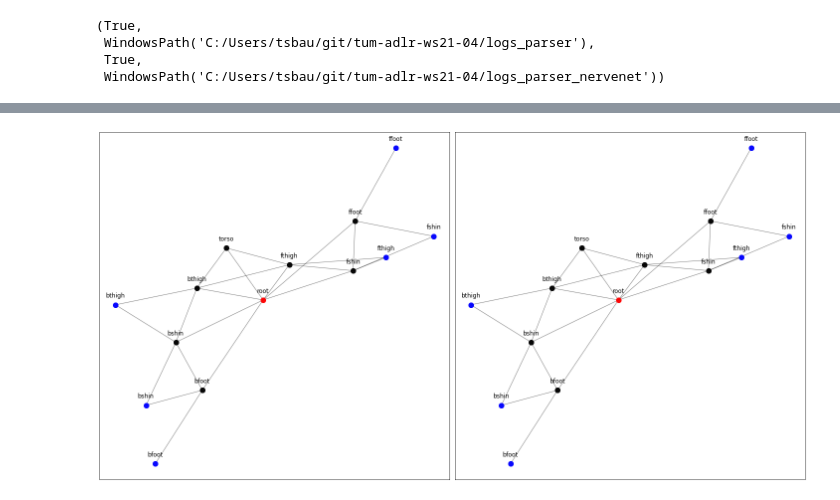
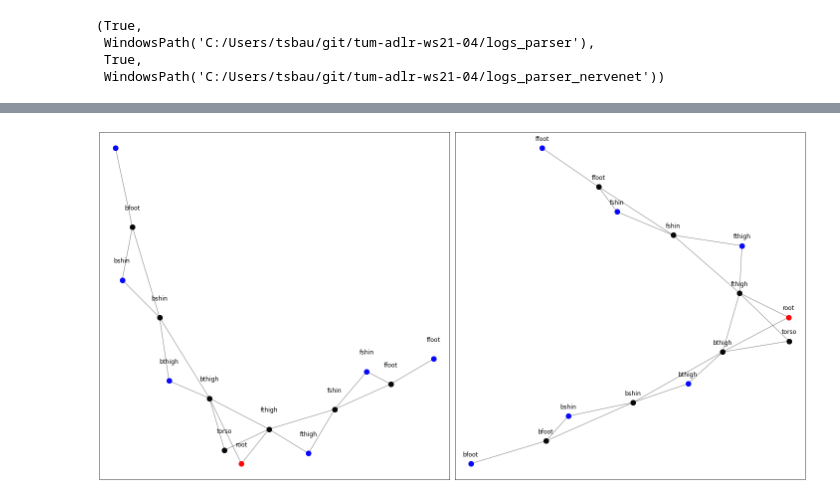
Before and after one commit to HannesStark/gnn-reinforcement-learning, a Jupyter notebook: playground/graph_visualization/robot_graph_visualization-comparision.ipynb, the cells around one changed output, grey strips where cells are left out. Cells and saved outputs as stored; diff of their text form; code cells hidden in the pictures.

```diff
--- a/playground/graph_visualization/robot_graph_visualization-comparision.ipynb
+++ b/playground/graph_visualization/robot_graph_visualization-comparision.ipynb
@@ -140,9 +140,9 @@ ant_log = visualize_task_graph_comparison("AntS-v1",
 # %%
 HalfCheetah_log = visualize_task_graph_comparison("HalfCheetah-v1",
                                           use_sibling_relations = True,
-                                          root_relation_option = RootRelationOption.BODY)
+                                          root_relation_option = RootRelationOption.NONE)
 # %% [output]
-[figure, old version]
+[figure, new version]
 # %%
 HalfCheetah_log = visualize_task_graph_comparison("HalfCheetah-v1",
                                           use_sibling_relations = True,
```
Also changed, not shown: parts of 25 cells of this notebook, 6 other files.
